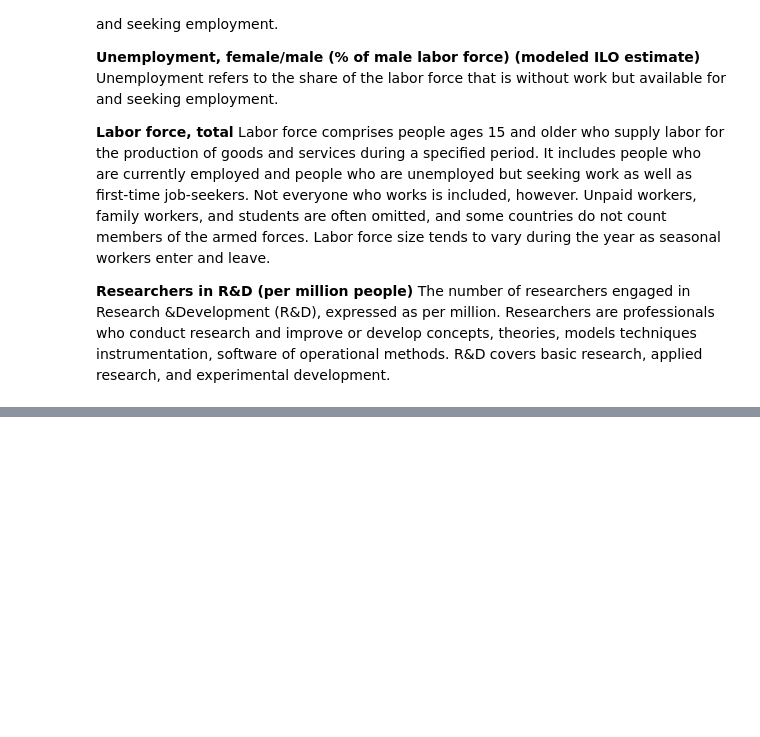
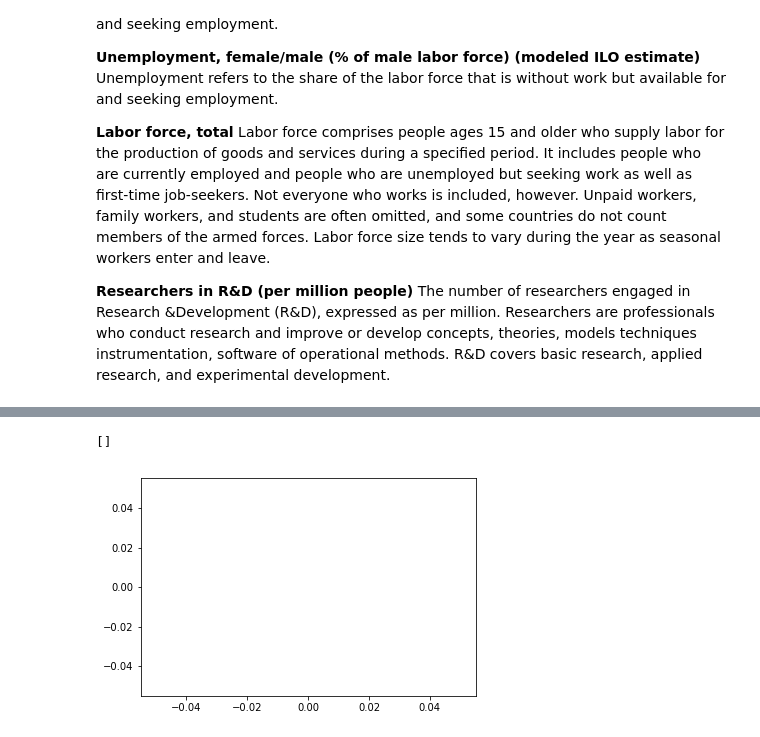
Before and after one commit to breichmanova/DS-project1, a Jupyter notebook: Project1.ipynb, the cells around one changed output, grey strips where cells are left out. Drawn from its saved outputs; the diff is of its cells as text; code cells hidden in the pictures; blank space fills up the shorter version.

```diff
--- a/Project1.ipynb
+++ b/Project1.ipynb
@@ -52,7 +59,16 @@ indicators = ['SP.POP.TOTL', # total population
               'SL.TLF.TOTL.IN', # total labour force
               'SP.POP.SCIE.RD.P6' #researchers in R&D
              ]
-r = requests.get(f'http://api.worldbank.org/v2/country/1W;cz;sk/indicator/{indicators}?format=json&date=1993:2020&per_page=500&source=2')
-r
-data = r.json()
-data
+
+parameters = {'format':'json', 'per_page':'1000', 'date':'1993:2020'}
+data = pd.DataFrame(columns=['year','country'])
+for indicator in tqdm(indicators):
+    indicator_list = []
+    r = requests.get('http://api.worldbank.org/v2/country/1W;cz;sk/indicator/{}'.format(indicator), params = parameters)
+    for entry in tqdm(r.json()[1]):
+        tmp_data = {}
+        tmp_data['country'] = entry['country']['value']
+        tmp_data['year'] = entry['date']
+        tmp_data[str(indicator)] = entry['value']
+        indicator_list.append(tmp_data)
+    data = pd.merge(data, pd.DataFrame(indicator_list), on = ['country','year'], how='outer')
@@ -65,0 +75,9 @@ data
+# %%
+data['year'] = data['year'].astype('int')
+# %%
+with open('cz-sk.pickle', 'wb') as f:
+    pickle.dump(data, f)
+# %%
+# Uncomment, if you don't wanna wait for the downloading process
+with open('cz-sk.pickle') as f:
+    data = pickle.load(f)
@@ -65,0 +100,6 @@ data
+# %%
+fig, ax = plt.subplots()
+plt.plot(x = data['year'], y=data['SP.POP.GROW'])
+# %% [output]
+[]
+[figure, added]
```
Also changed, not shown: parts of 9 cells of this notebook, 1 other file.
